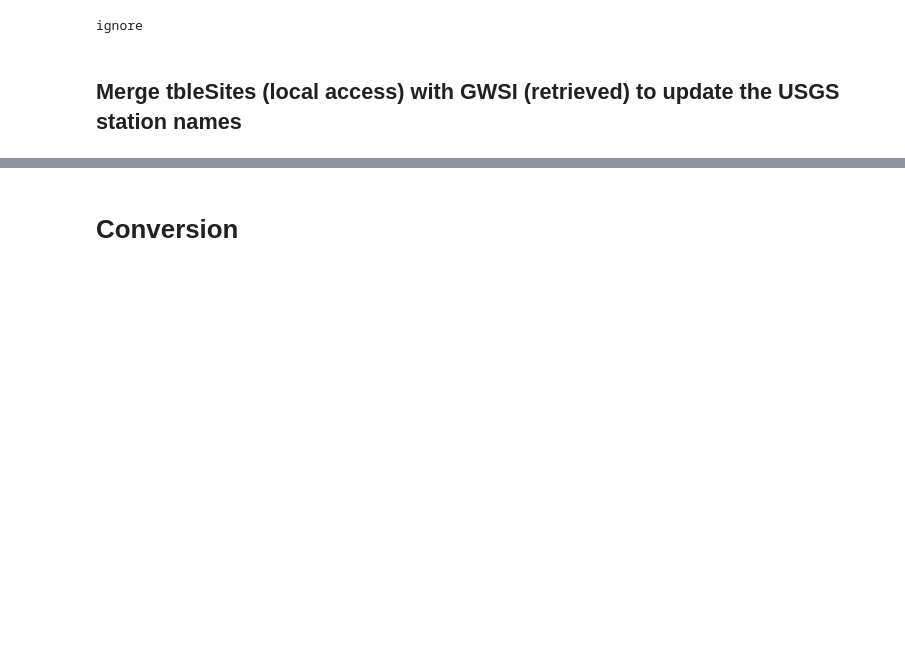
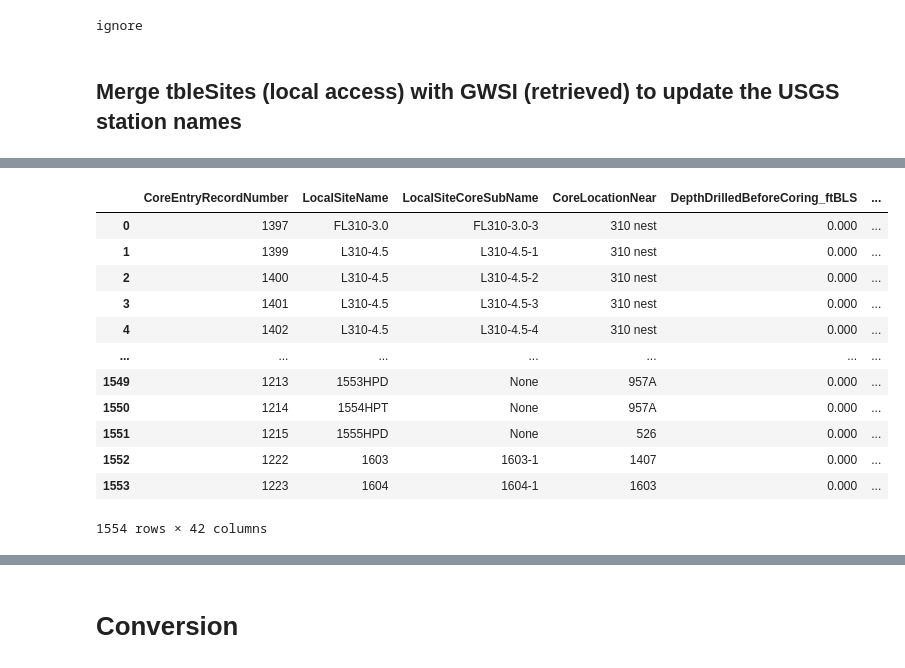
Before and after one commit to BojanMilinic/bemidji, a Jupyter notebook: 02_data_convergence_automate.ipynb, the cells around one changed output, grey strips where cells are left out. Saved outputs shown, nothing was run; the diff lists cells and outputs as text; code cells hidden in the pictures; blank space fills up the shorter version.

```diff
--- a/02_data_convergence_automate.ipynb
+++ b/02_data_convergence_automate.ipynb
@@ -94,0 +134,16 @@ Gfe_db.close()
+# %%
+tblCores
+# %% [output]
+|  | CoreEntryRecordNumber | LocalSiteName | LocalSiteCoreSubName | CoreLocationNear | DepthDrilledBeforeCoring_ftBLS | ... |
+| 0 | 1397 | FL310-3.0 | FL310-3.0-3 | 310 nest | 0.000 | ... |
+| 1 | 1399 | L310-4.5 | L310-4.5-1 | 310 nest | 0.000 | ... |
+| 2 | 1400 | L310-4.5 | L310-4.5-2 | 310 nest | 0.000 | ... |
+| 3 | 1401 | L310-4.5 | L310-4.5-3 | 310 nest | 0.000 | ... |
+| 4 | 1402 | L310-4.5 | L310-4.5-4 | 310 nest | 0.000 | ... |
+| ... | ... | ... | ... | ... | ... | ... |
+| 1549 | 1213 | 1553HPD | None | 957A | 0.000 | ... |
+| 1550 | 1214 | 1554HPT | None | 957A | 0.000 | ... |
+| 1551 | 1215 | 1555HPD | None | 526 | 0.000 | ... |
+| 1552 | 1222 | 1603 | 1603-1 | 1407 | 0.000 | ... |
+| 1553 | 1223 | 1604 | 1604-1 | 1603 | 0.000 | ... |
+1554 rows × 42 columns
```
Also changed, not shown: parts of 16 cells of this notebook, 1 other file.
